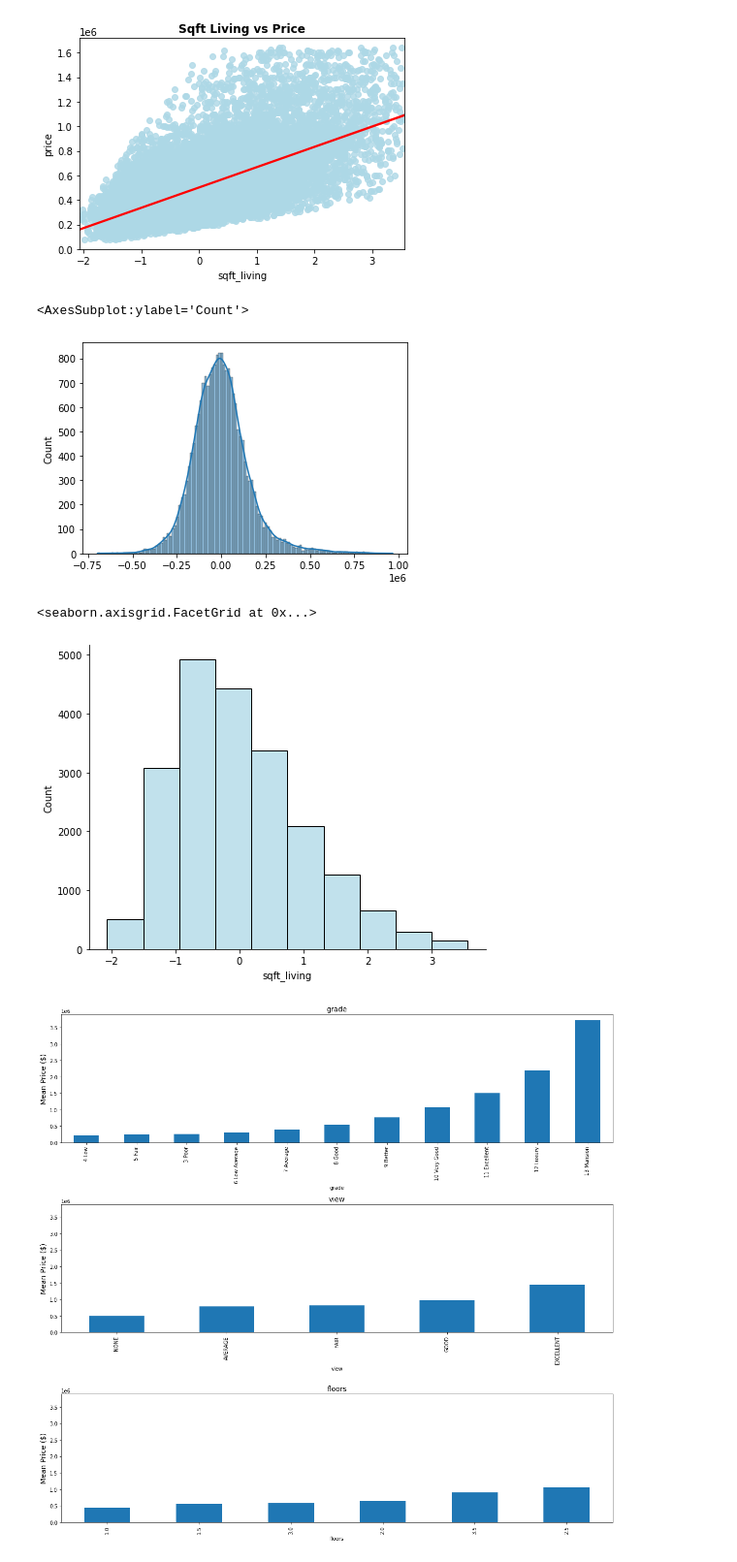
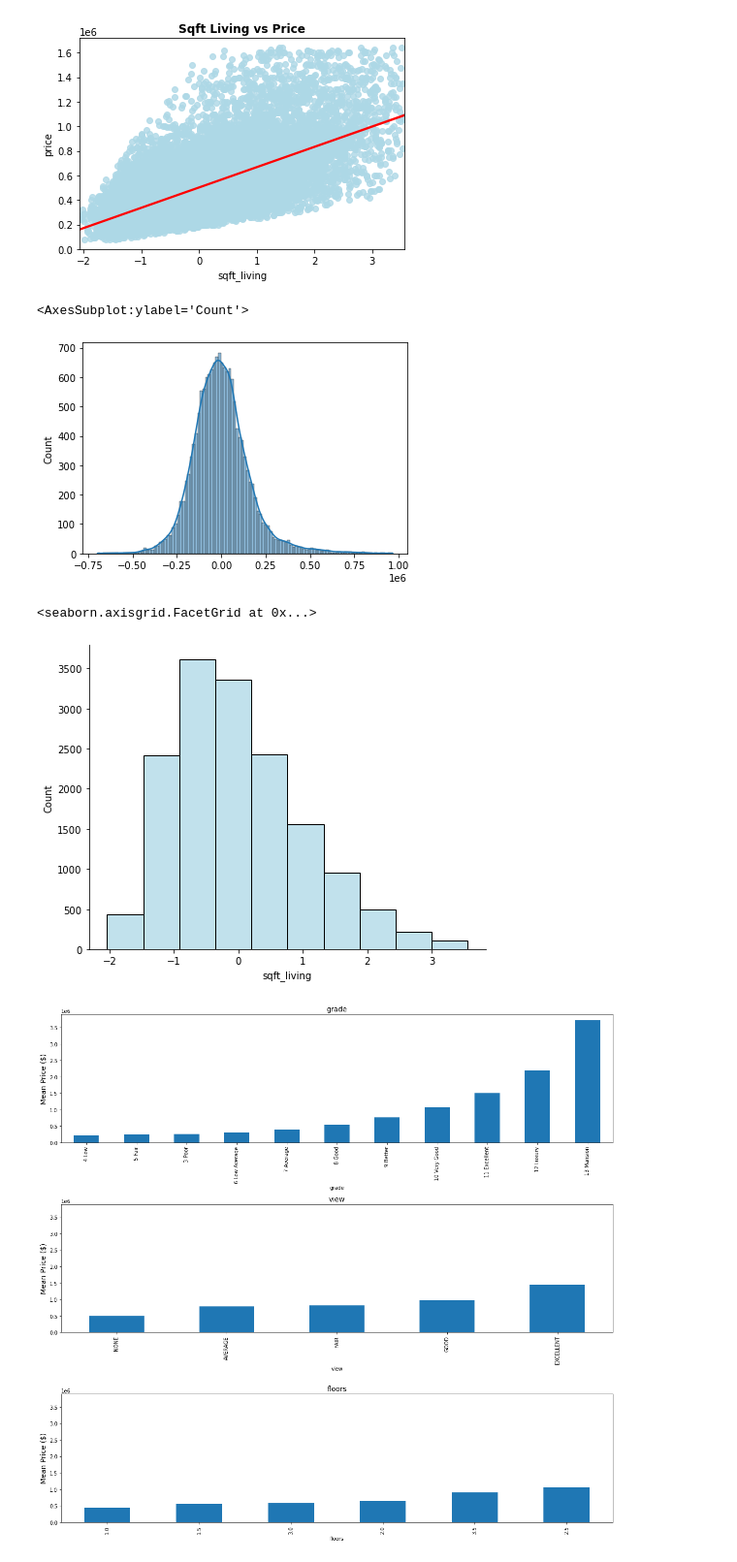
Before and after one commit to rachelfein/dsc-phase-2-project-v2-3, a Jupyter notebook: List_Price_Analysis.ipynb, the cells around one changed output. Shown at 97% size. Saved outputs shown, nothing was run; the diff lists cells and outputs as text; code cells hidden in the pictures.

```diff
--- a/List_Price_Analysis.ipynb
+++ b/List_Price_Analysis.ipynb
@@ -1151,17 +1185,17 @@ plt.savefig("images/sqft_living.png", dpi=150, bbox_inches = "tight")
 [figure]
 # %%
 # The data in final model does look pretty normal
-sns.histplot(model_4.resid,kde=True)
+sns.histplot(model_train.resid,kde=True)
 # %% [output]
 <AxesSubplot:ylabel='Count'>
-[figure, old version]
+[figure, new version]
 # %%
 # this could be improved with log transformation in future
-sns.displot(data=df_model_4, x="sqft_living", legend=True,
+sns.displot(data=df_train, x="sqft_living", legend=True,
             height=5.1, aspect=1.3, color='lightblue', bins=10)
 # %% [output]
 <seaborn.axisgrid.FacetGrid at 0x...>
-[figure, old version]
+[figure, new version]
 # %%
 cat_final = ['grade', 'view', 'floors']
 
```
Also changed, not shown: parts of 19 cells of this notebook, 3 other files.
